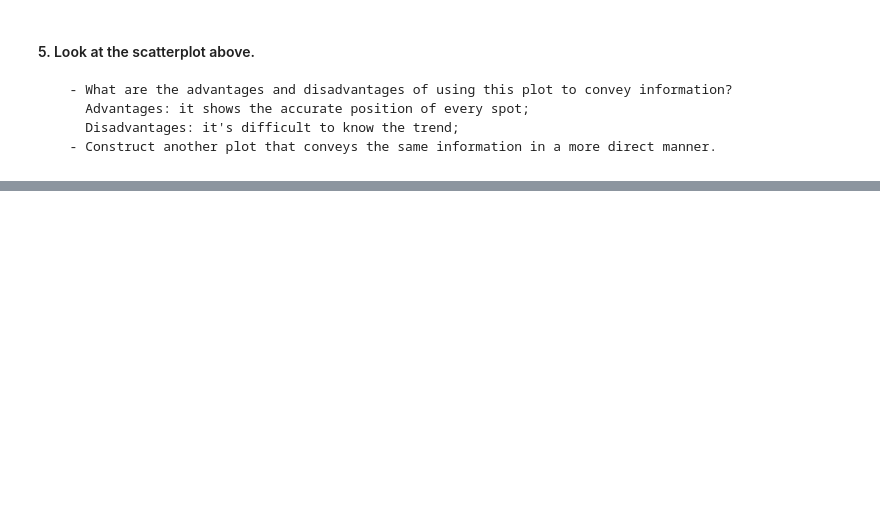
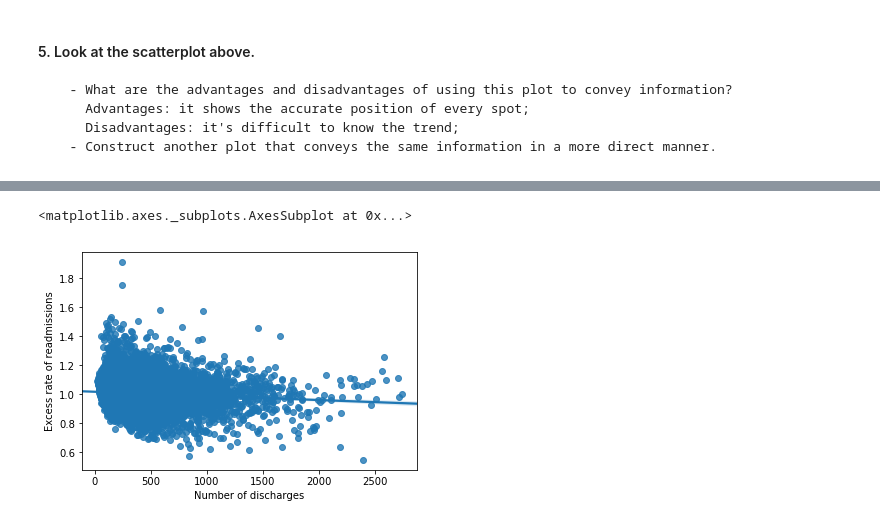
Before and after one commit to Bin-Icarus/SB_8_2-EDA-Projects-Statistical-Inference-, a Jupyter notebook: 1508961248_hospital_readmit/hospital_readmit/sliderule_dsi_inferential_statistics_exercise_3.ipynb, the cells around one changed output, grey strips where cells are left out. Saved outputs shown, nothing was run; the diff lists cells and outputs as text; code cells hidden in the pictures; blank space fills up the shorter version.

Commit message:
Update hospital_readmissions mini project

```diff
--- a/1508961248_hospital_readmit/hospital_readmit/sliderule_dsi_inferential_statistics_exercise_3.ipynb
+++ b/1508961248_hospital_readmit/hospital_readmit/sliderule_dsi_inferential_statistics_exercise_3.ipynb
@@ -193,0 +188,3 @@ sns.swarmplot(x, y)
+# %%
+data = pd.DataFrame({'Number of discharges':x,
+                     'Excess rate of readmissions':y})
@@ -193,0 +200,6 @@ sns.swarmplot(x, y)
+# %%
+import seaborn as sns
+sns.regplot('Number of discharges', 'Excess rate of readmissions',data,fit_reg=True)
+# %% [output]
+<matplotlib.axes._subplots.AxesSubplot at 0x...>
+[figure, added]
```
Also changed, not shown: parts of 4 cells of this notebook.
